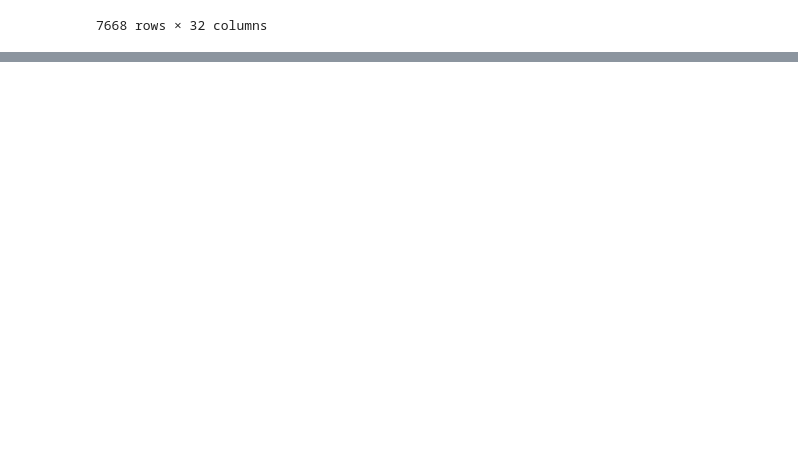
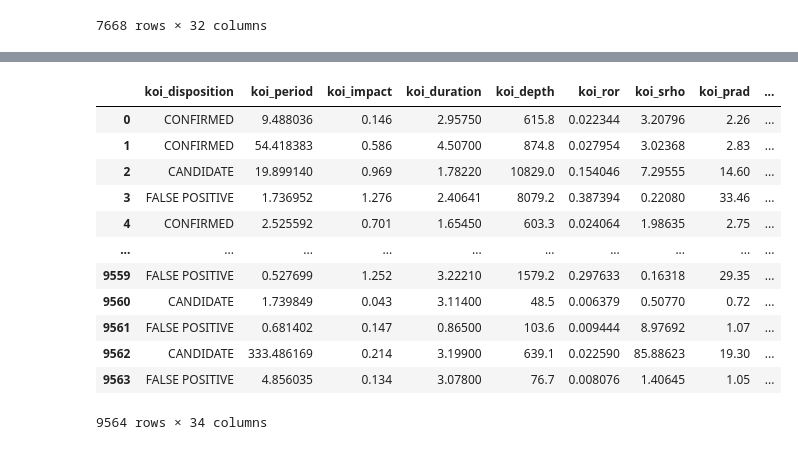
Before and after one commit to Sebast9/NASA_2025, a Jupyter notebook: Pruebas.ipynb, the cells around one changed output, grey strips where cells are left out. Saved outputs shown, nothing was run; the diff lists cells and outputs as text; code cells hidden in the pictures; blank space fills up the shorter version.

```diff
--- a/Pruebas.ipynb
+++ b/Pruebas.ipynb
@@ -238,0 +482,45 @@ cm_display.plot()
+# %%
+
+useless_columns_KOI = [
+    'kepid', 'rowid', 'koi_datalink_dvr', 'kepoi_name', 'kepler_name', 'koi_pdisposition', 'koi_score', 'koi_fpflag_nt',
+    'koi_fpflag_ss', 'koi_fpflag_co', 'koi_fpflag_ec', 'koi_disp_prov', 'koi_parm_prov', 'koi_sparprov',
+    'koi_vet_stat', 'koi_vet_date', 'koi_comment', 'koi_tce_delivname', 'koi_tce_plnt_num', 'ra', 'dec',
+    'koi_quarters', 'koi_time0bk', 'koi_time0bk_err1', 'koi_time0bk_err2', 'koi_time0', 'koi_time0_err1',
+    'koi_time0_err2', 'koi_limbdark_mod', 'koi_fittype', 'koi_dicco_mra', 'koi_dicco_mra_err', 'koi_dicco_mdec',
+    'koi_dicco_mdec_err', 'koi_dicco_msky', 'koi_dicco_msky_err', 'koi_dikco_mra', 'koi_dikco_mra_err',
+    'koi_dikco_mdec', 'koi_dikco_mdec_err', 'koi_dikco_msky', 'koi_dikco_msky_err', 'koi_fwm_stat_sig', 'koi_fwm_sra',
+    'koi_fwm_sra_err', 'koi_fwm_sdec', 'koi_fwm_sdec_err', 'koi_fwm_srao', 'koi_fwm_srao_err', 'koi_fwm_sdeco',
+    'koi_fwm_sdeco_err', 'koi_fwm_prao', 'koi_fwm_prao_err', 'koi_fwm_pdeco', 'koi_fwm_pdeco_err', 'koi_period_err1',
+    'koi_period_err2', 'koi_eccen', 'koi_eccen_err1', 'koi_eccen_err2', 'koi_longp_err1', 'koi_longp_err2', 'koi_impact_err1',
+    'koi_impact_err2', 'koi_duration_err1', 'koi_duration_err2', 'koi_ingress_err1', 'koi_ingress_err2',
+    'koi_depth_err1', 'koi_depth_err2', 'koi_ror_err1', 'koi_ror_err2', 'koi_srho_err1', 'koi_srho_err2',
+    'koi_prad_err1', 'koi_prad_err2', 'koi_sma_err1', 'koi_sma_err2', 'koi_incl_err1', 'koi_incl_err2', 'koi_teq_err1',
+    'koi_teq_err2', 'koi_insol_err1', 'koi_insol_err2', 'koi_dor_err1', 'koi_dor_err2', 'koi_steff_err1',
+    'koi_steff_err2', 'koi_slogg_err1', 'koi_slogg_err2', 'koi_smet_err1', 'koi_smet_err2', 'koi_srad_err1',
+    'koi_srad_err2', 'koi_smass_err1', 'koi_smass_err2', 'koi_sage_err1', 'koi_sage_err2', 'koi_sage', 'koi_model_dof',
+    'koi_ingress', 'koi_model_chisq', 'koi_longp', 'koi_ldm_coeff4', 'koi_ldm_coeff3', 'koi_trans_mod', 'koi_datalink_dvr',
+    'koi_datalink_dvs'
+]
+
+useful_columns_KOI = [
+    'koi_period', 'koi_duration', 'koi_depth', 'koi_model_snr', 'koi_impact', 'koi_ror', 'koi_prad', 'koi_sma',
+    'koi_teq', 'koi_insol', 'koi_steff', 'koi_slogg', 'koi_srad', 'koi_smet', 'koi_smass', 'koi_srho', 'koi_kepmag',
+    'koi_gmag', 'koi_rmag', 'koi_imag', 'koi_zmag', 'koi_jmag', 'koi_hmag', 'koi_kmag', 'koi_incl', 'koi_dor',
+]
+# %%
+df_KOI = KOI_raw_data.drop(columns=useless_columns_KOI)
+df_KOI
+# %% [output]
+|  | koi_disposition | koi_period | koi_impact | koi_duration | koi_depth | koi_ror | koi_srho | koi_prad | ... |
+| 0 | CONFIRMED | 9.488036 | 0.146 | 2.95750 | 615.8 | 0.022344 | 3.20796 | 2.26 | ... |
+| 1 | CONFIRMED | 54.418383 | 0.586 | 4.50700 | 874.8 | 0.027954 | 3.02368 | 2.83 | ... |
+| 2 | CANDIDATE | 19.899140 | 0.969 | 1.78220 | 10829.0 | 0.154046 | 7.29555 | 14.60 | ... |
+| 3 | FALSE POSITIVE | 1.736952 | 1.276 | 2.40641 | 8079.2 | 0.387394 | 0.22080 | 33.46 | ... |
+| 4 | CONFIRMED | 2.525592 | 0.701 | 1.65450 | 603.3 | 0.024064 | 1.98635 | 2.75 | ... |
+| ... | ... | ... | ... | ... | ... | ... | ... | ... | ... |
+| 9559 | FALSE POSITIVE | 0.527699 | 1.252 | 3.22210 | 1579.2 | 0.297633 | 0.16318 | 29.35 | ... |
+| 9560 | CANDIDATE | 1.739849 | 0.043 | 3.11400 | 48.5 | 0.006379 | 0.50770 | 0.72 | ... |
+| 9561 | FALSE POSITIVE | 0.681402 | 0.147 | 0.86500 | 103.6 | 0.009444 | 8.97692 | 1.07 | ... |
+| 9562 | CANDIDATE | 333.486169 | 0.214 | 3.19900 | 639.1 | 0.022590 | 85.88623 | 19.30 | ... |
+| 9563 | FALSE POSITIVE | 4.856035 | 0.134 | 3.07800 | 76.7 | 0.008076 | 1.40645 | 1.05 | ... |
+9564 rows × 34 columns
```
Also changed, not shown: parts of 10 cells of this notebook, 1 other file.
